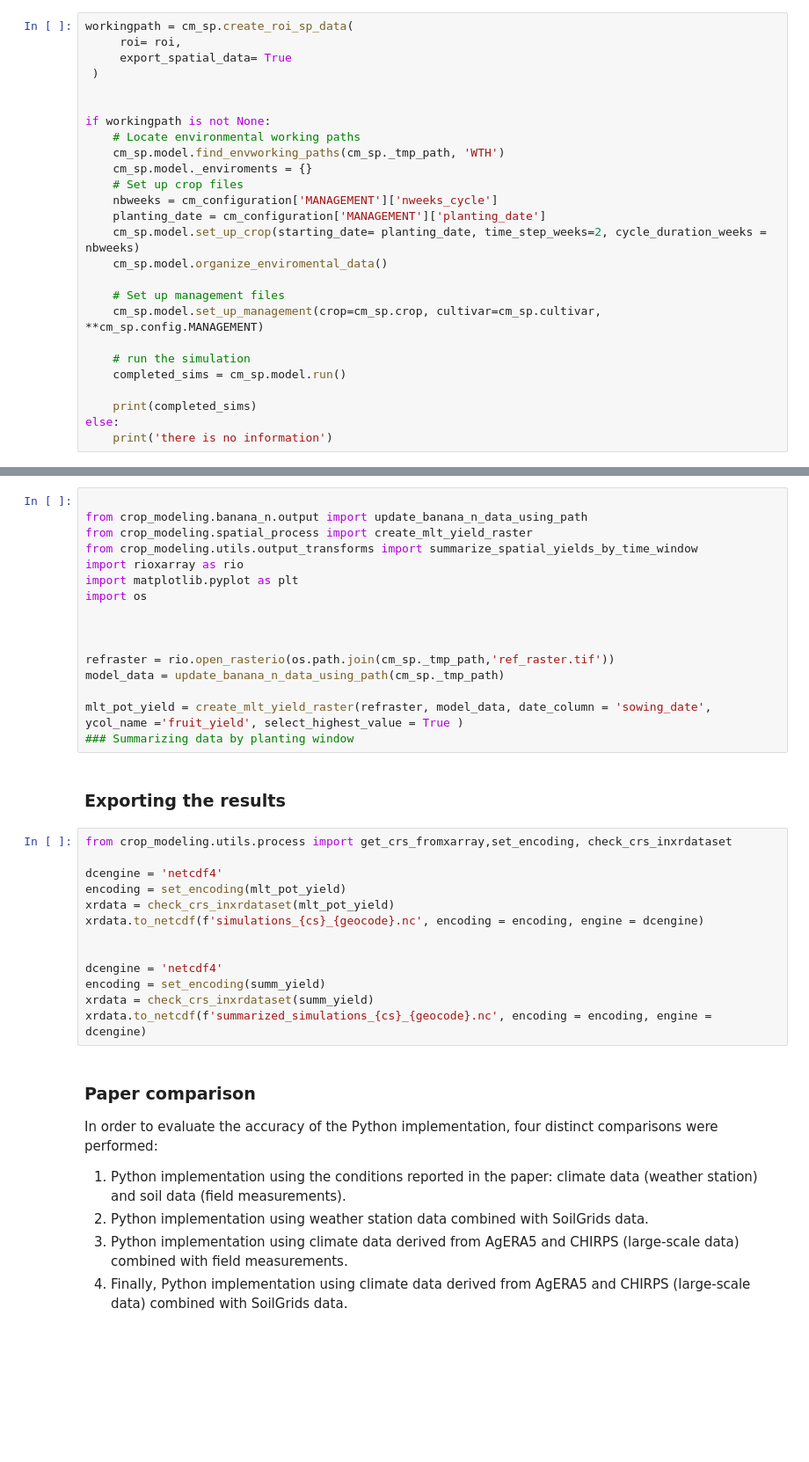
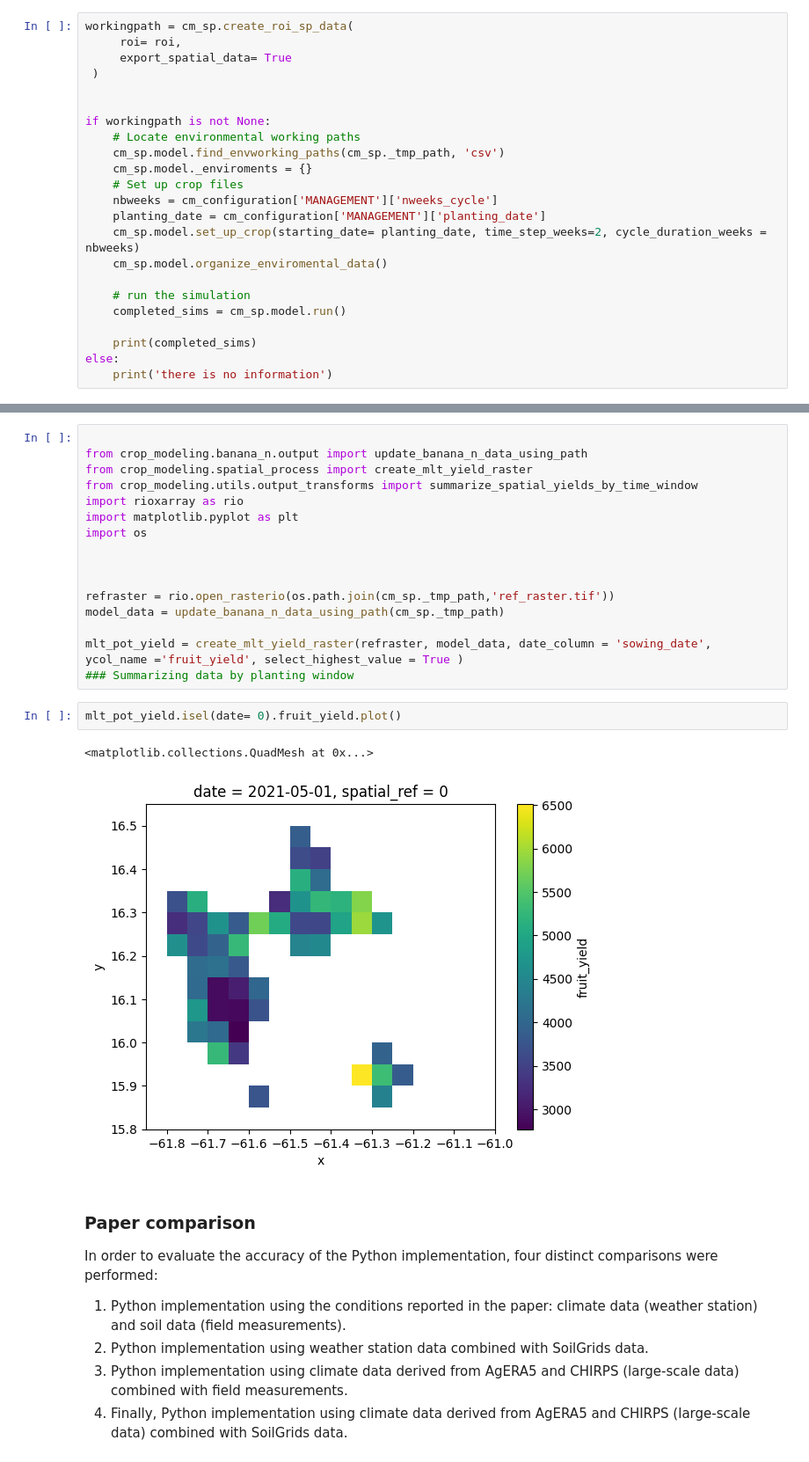
Before and after one commit to anaguilarar/WeatherSoilDataProcessor, a Jupyter notebook: google_colab_examples/banana_n_spatial_crop_simulation_pixel.ipynb, the cells around one changed output, grey strips where cells are left out. Shown at 88% size. Saved outputs shown, nothing was run; the diff lists cells and outputs as text; blank space fills up the shorter version.

```diff
--- a/google_colab_examples/banana_n_spatial_crop_simulation_pixel.ipynb
+++ b/google_colab_examples/banana_n_spatial_crop_simulation_pixel.ipynb
@@ -130,7 +186,7 @@ workingpath = cm_sp.create_roi_sp_data(
 
 if workingpath is not None:
     # Locate environmental working paths
-    cm_sp.model.find_envworking_paths(cm_sp._tmp_path, 'WTH')
+    cm_sp.model.find_envworking_paths(cm_sp._tmp_path, 'csv')
     cm_sp.model._enviroments = {}
     # Set up crop files
     nbweeks = cm_configuration['MANAGEMENT']['nweeks_cycle']
@@ -138,9 +194,6 @@ if workingpath is not None:
     cm_sp.model.set_up_crop(starting_date= planting_date, time_step_weeks=2, cycle_duration_weeks = nbweeks)
     cm_sp.model.organize_enviromental_data()
 
-    # Set up management files
-    cm_sp.model.set_up_management(crop=cm_sp.crop, cultivar=cm_sp.cultivar, **cm_sp.config.MANAGEMENT)
-
     # run the simulation
     completed_sims = cm_sp.model.run()
 
@@ -167,21 +242,11 @@ model_data = update_banana_n_data_using_path(cm_sp._tmp_path)
 
 mlt_pot_yield = create_mlt_yield_raster(refraster, model_data, date_column = 'sowing_date', ycol_name ='fruit_yield', select_highest_value = True )
 ### Summarizing data by planting window
-# %% [markdown]
-### Exporting the results
-# %%
-from crop_modeling.utils.process import get_crs_fromxarray,set_encoding, check_crs_inxrdataset
-
-dcengine = 'netcdf4'
-encoding = set_encoding(mlt_pot_yield)
-xrdata = check_crs_inxrdataset(mlt_pot_yield)
-xrdata.to_netcdf(f'simulations_{cs}_{geocode}.nc', encoding = encoding, engine = dcengine)
-
-
-dcengine = 'netcdf4'
-encoding = set_encoding(summ_yield)
-xrdata = check_crs_inxrdataset(summ_yield)
-xrdata.to_netcdf(f'summarized_simulations_{cs}_{geocode}.nc', encoding = encoding, engine = dcengine)
+# %%
+mlt_pot_yield.isel(date= 0).fruit_yield.plot()
+# %% [output]
+<matplotlib.collections.QuadMesh at 0x...>
+[figure, added]
 # %% [markdown]
 ### Paper comparison
 
```
Also changed, not shown: parts of 23 cells of this notebook.
